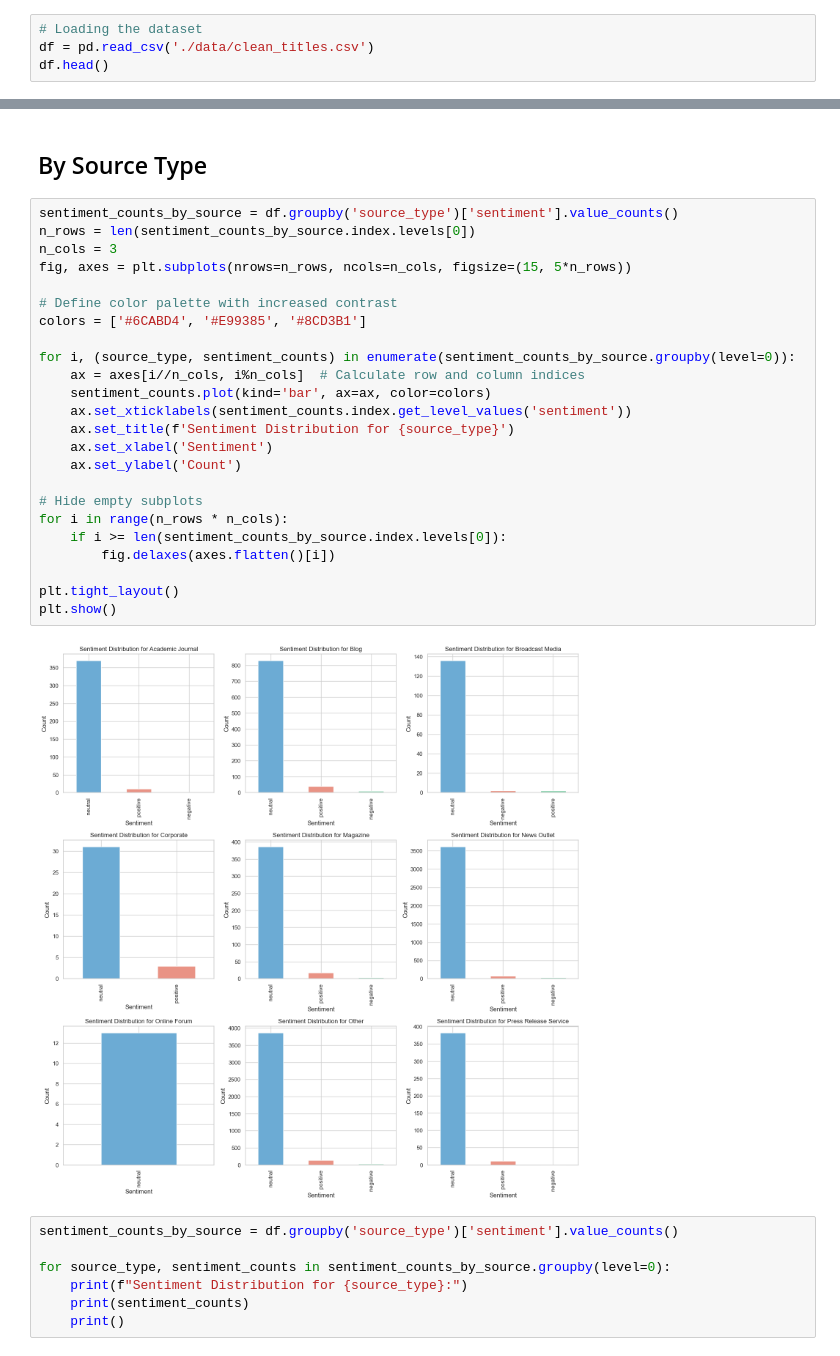
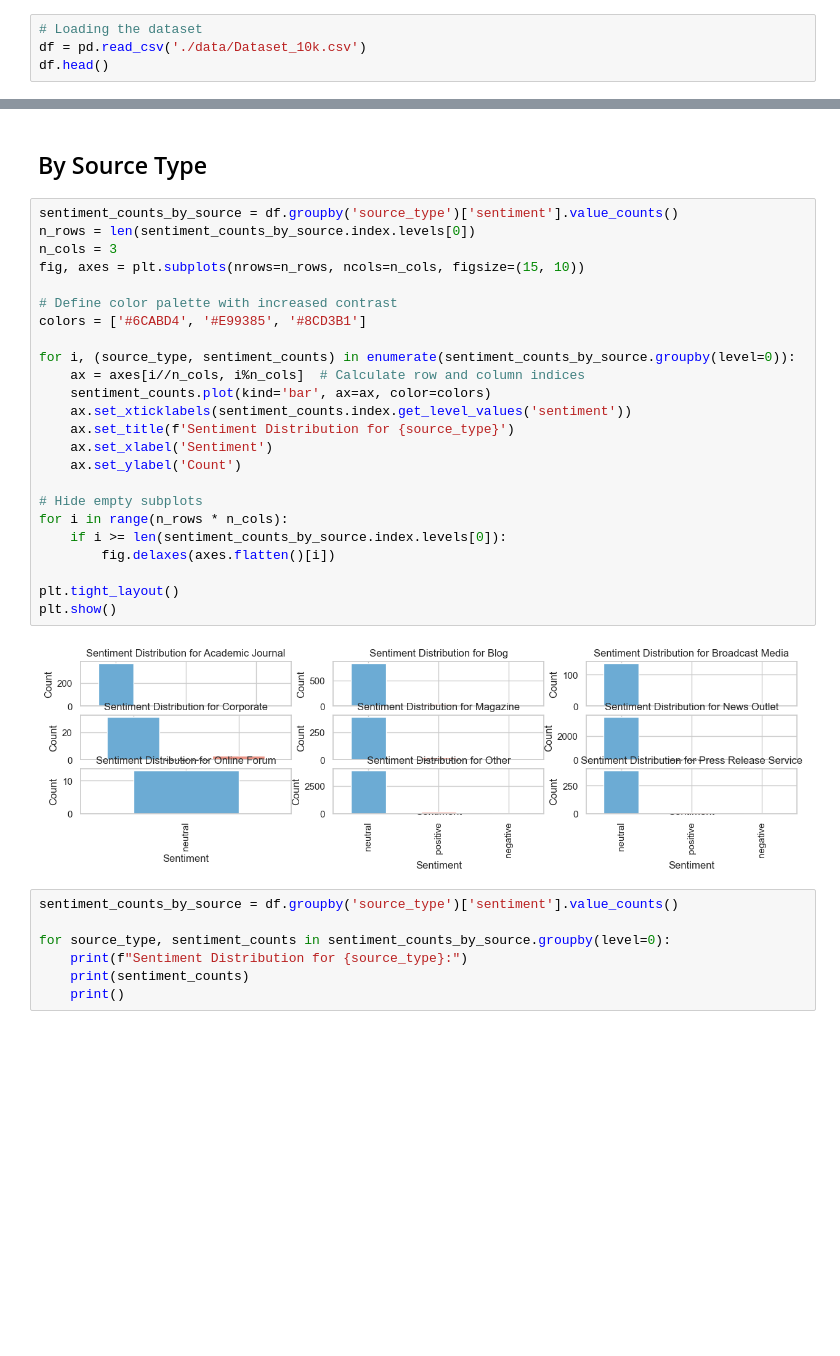
Before and after one commit to ArjunRajpal123/datathon-breaking-bad-data, a Jupyter notebook: Vader.ipynb, the cells around one changed output, grey strips where cells are left out. Cells and saved outputs as stored; diff of their text form; blank space fills up the shorter version.

```diff
--- a/Vader.ipynb
+++ b/Vader.ipynb
@@ -39,7 +39,7 @@ from nltk.tokenize import word_tokenize
 import matplotlib.pyplot as plt
 # %%
 # Loading the dataset
-df = pd.read_csv('./data/clean_titles.csv')
+df = pd.read_csv('./data/Dataset_10k.csv')
 df.head()
 # %% [output]
 |  | title | link | date | source | country | language | translated_title | number_of_characters_title | ... |
@@ -134,29 +134,29 @@ negative
 # %%
 sentiment_counts_by_source = df.groupby('source_type')['sentiment'].value_counts()
 n_rows = len(sentiment_counts_by_source.index.levels[0])
 n_cols = 3
-fig, axes = plt.subplots(nrows=n_rows, ncols=n_cols, figsize=(15, 5*n_rows))
+fig, axes = plt.subplots(nrows=n_rows, ncols=n_cols, figsize=(15, 10))
 
 # Define color palette with increased contrast
 colors = ['#6CABD4', '#E99385', '#8CD3B1']
 
 for i, (source_type, sentiment_counts) in enumerate(sentiment_counts_by_source.groupby(level=0)):
     ax = axes[i//n_cols, i%n_cols]  # Calculate row and column indices
     sentiment_counts.plot(kind='bar', ax=ax, color=colors)
     ax.set_xticklabels(sentiment_counts.index.get_level_values('sentiment'))
     ax.set_title(f'Sentiment Distribution for {source_type}')
     ax.set_xlabel('Sentiment')
     ax.set_ylabel('Count')
 
 # Hide empty subplots
 for i in range(n_rows * n_cols):
     if i >= len(sentiment_counts_by_source.index.levels[0]):
         fig.delaxes(axes.flatten()[i])
 
 plt.tight_layout()
 plt.show()
 # %% [output]
-[figure, old version]
+[figure, new version]
 # %%
 sentiment_counts_by_source = df.groupby('source_type')['sentiment'].value_counts()
 
```
